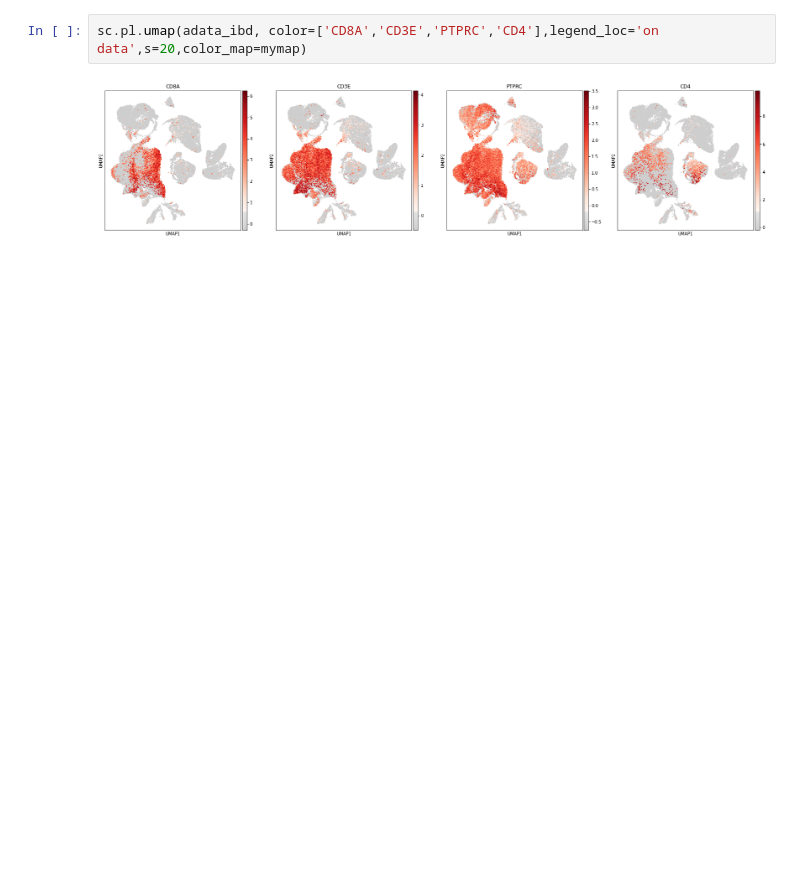
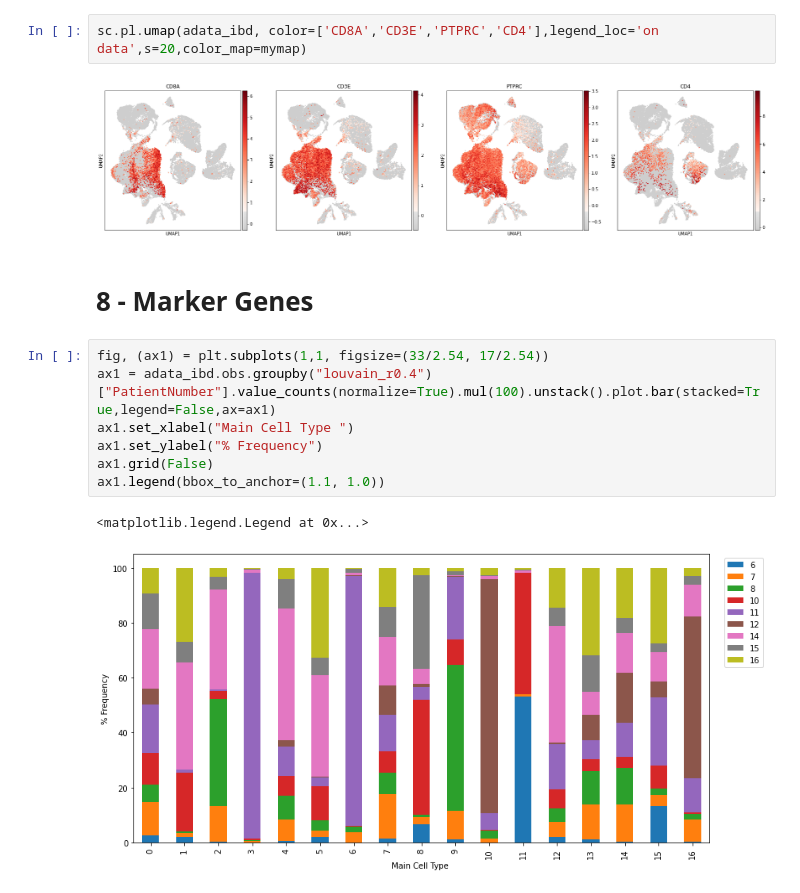
Before and after one commit to luglilab/SP028_Autoimmunity, a Jupyter notebook: IBD_QC_filtering_clustering.ipynb, the cells around one changed output. Saved outputs shown, nothing was run; the diff lists cells and outputs as text; blank space fills up the shorter version.

```diff
--- a/IBD_QC_filtering_clustering.ipynb
+++ b/IBD_QC_filtering_clustering.ipynb
@@ -340,3 +345,15 @@ sc.pl.umap(adata_ibd, color=['louvain_r0.8','louvain_r0.6','louvain_r0.4'],legen
 sc.pl.umap(adata_ibd, color=['CD8A','CD3E','PTPRC','CD4'],legend_loc='on data',s=20,color_map=mymap)
 # %% [output]
 [figure]
+# %% [markdown]
+# 8 - Marker Genes
+# %%
+fig, (ax1) = plt.subplots(1,1, figsize=(33/2.54, 17/2.54))
+ax1 = adata_ibd.obs.groupby("louvain_r0.4")["PatientNumber"].value_counts(normalize=True).mul(100).unstack().plot.bar(stacked=True,legend=False,ax=ax1)
+ax1.set_xlabel("Main Cell Type ")
+ax1.set_ylabel("% Frequency")
+ax1.grid(False)
+ax1.legend(bbox_to_anchor=(1.1, 1.0))
+# %% [output]
+<matplotlib.legend.Legend at 0x...>
+[figure, added]
```
Also changed, not shown: parts of 19 cells of this notebook.
